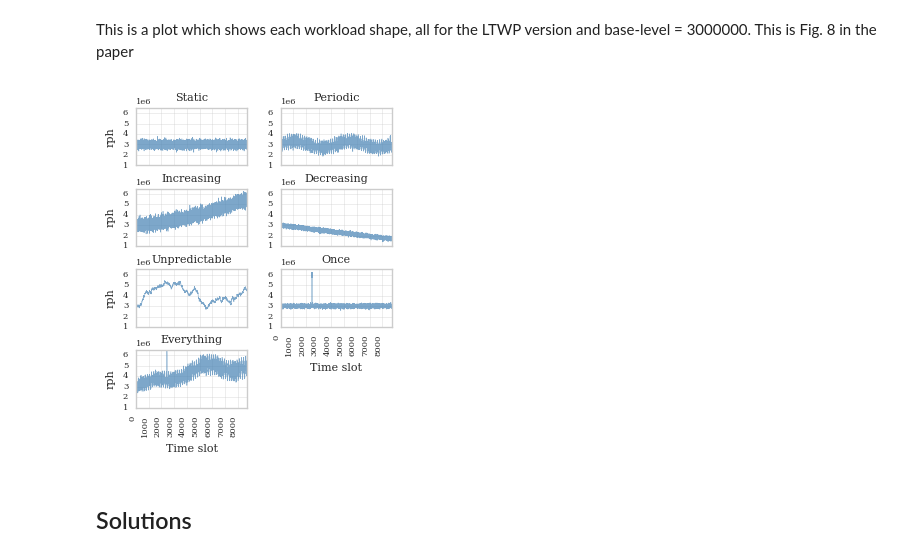
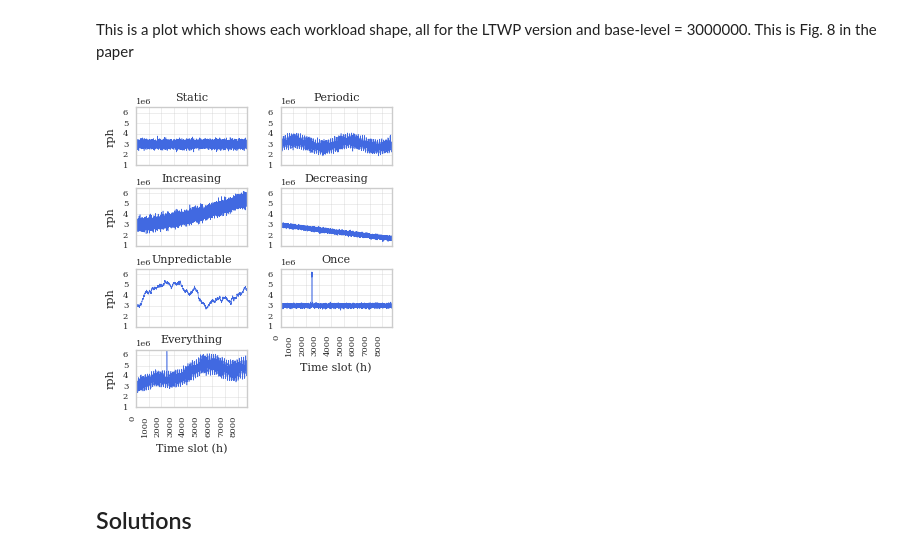
Before and after one commit to asi-uniovi/lloovia, a Jupyter notebook: notebooks/05-Experimental results.ipynb, the cells around one changed output. Drawn from its saved outputs; the diff is of its cells as text; code cells hidden in the pictures.

```diff
--- a/notebooks/Graphing results (WIP).ipynb
+++ b/notebooks/05-Experimental results.ipynb
@@ -107,7 +107,7 @@ This is the complete set of `.csv` files
 # %% [markdown]
 This is a plot which shows each workload shape, all for the LTWP version and base-level = 3000000. This is Fig. 8 in the paper
 # %%
-df = pd.read_pickle("../data/processed/all_experiments_result.pickle")
+df = pd.read_pickle("../data/processed/all_experiments_results.pickle")
 # %%
 # Load all workloads from CSVs
 cases = df.index.levels[0]            # Names of each case
@@ -120,36 +120,36 @@ for case in cases:
     data.set_index(["Case", "Level"])
     dfw = dfw.append(data)
 dfw = dfw.set_index(["Case", "Level"]).reindex().sort_index().T
 
 # Plot them all in a single graph (only for base_level=3000000)
 
 # Workloads
 k = dfw.loc[:, pd.IndexSlice[:, "3000000"]].astype(float)
-k.index.name = "Time slot"
+k.index.name = "Time slot (h)"
 # Nombres de los casos
 k.columns = k.columns.get_level_values(0)
 
 # Force this given order in the subplots
 selection = ["Static", "Periodic", "Increasing",
              "Decreasing", "Unpredictable", "Once", "Everything"]
 
 with matplotlib.style.context(paper_style):
     axarr = k[selection].plot(subplots=True, sharex=True, layout=(4,2),
-                              lw=0.4, color="steelblue", alpha=0.7, legend=False,
+                              lw=0.4, color="RoyalBlue", alpha=1, legend=False,
                               rot=90,
                               figsize=(3.3,5))#, fontsize=7)
     plt.subplots_adjust(left=None, bottom=0.3, right=None, top=None,
                         wspace=0.3,  hspace=0.4)
     for ax, title in zip(axarr.flat, selection):
         ax.set_title(title)#, fontsize=11)
         # Lo siguiente fuerza a usar notación científica
         ax.yaxis.get_major_formatter().set_powerlimits((0, 1))
         ax.set_ylim(1e6,6.5e6)
 for ax in axarr[:,0]:
     ax.set_ylabel("rph", rotation=90)
 plt.gcf().savefig("../reports/figures/fig-008-synthetic-workloads.pgf", bbox_inches="tight")
 # %% [output]
-[figure, old version]
+[figure, new version]
 # %% [markdown]
 ## Solutions
 # %% [markdown]
```
Also changed, not shown: parts of 1 cell of this notebook, 11 other files.
